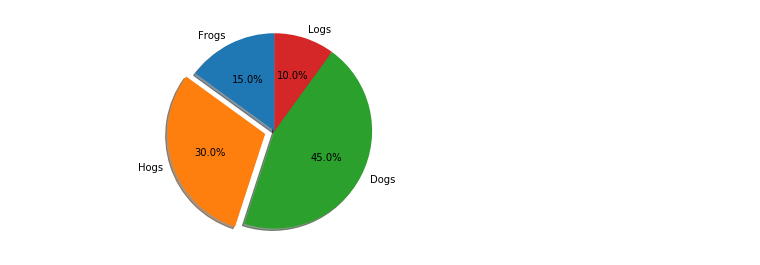
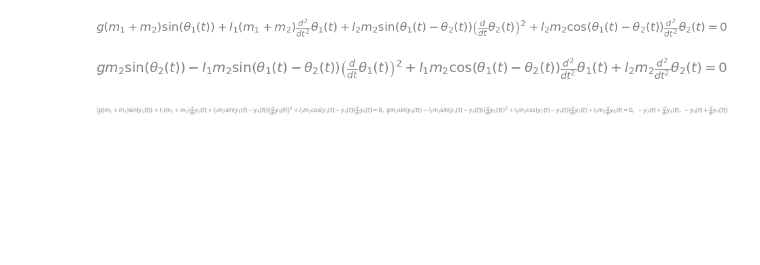
Before and after one commit to LeeSangHeon96/-, a Jupyter notebook: Double Pendulum.ipynb, the cells around one changed output. Saved outputs shown, nothing was run; the diff lists cells and outputs as text; code cells hidden in the pictures; blank space fills up the shorter version.

```diff
--- a/Double Pendulum.ipynb
+++ b/Double Pendulum.ipynb
@@ -62,16 +0,0 @@ plt.show()
-# %%
-import matplotlib.pyplot as plt
-
-# Pie chart, where the slices will be ordered and plotted counter-clockwise:
-labels = 'Frogs', 'Hogs', 'Dogs', 'Logs'
-sizes = [15, 30, 45, 10]
-explode = (0, 0.1, 0, 0)  # only "explode" the 2nd slice (i.e. 'Hogs')
-
-fig1, ax1 = plt.subplots()
-ax1.pie(sizes, explode=explode, labels=labels, autopct='%1.1f%%',
-        shadow=True, startangle=90)
-ax1.axis('equal')  # Equal aspect ratio ensures that pie is drawn as a circle.
-
-plt.show()
-# %% [output]
-[figure, removed]
@@ -77,0 +10,34 @@ plt.show()
+# %%
+t, g, m1, l1, m2, l2 = sympy.symbols("t, g, m_1, l_1, m_2, l_2")
+theta1, theta2 = sympy.symbols("theta_1, theta_2", cls=sympy.Function)
+
+ode1 = sympy.Eq((m1 +m2) *l1 *theta1(t).diff(t,t) +
+                m2 *l2 *theta2(t).diff(t,t) *sympy.cos(theta1(t) -theta2(t)) +
+                m2 *l2 *theta2(t).diff(t)**2 *sympy.sin(theta1(t) -theta2(t)) +
+                g *(m1 +m2) *sympy.sin(theta1(t)), 0)
+ode1
+# %% [output]
+[figure, added]
+# %%
+ode2 = sympy.Eq(m2 *l2 *theta2(t).diff(t,t) +
+                m2 *l1 *theta1(t).diff(t,t) *sympy.cos(theta1(t) -theta2(t)) -
+                m2 *l1 *theta1(t).diff(t)**2 *sympy.sin(theta1(t) -theta2(t)) +
+                m2 *g *sympy.sin(theta2(t)), 0)
+ode2
+# %% [output]
+[figure, added]
+# %%
+y1, y2, y3, y4 = sympy.symbols("y_1, y_2, y_3, y_4", cls=sympy.Function)
+
+varchange = {theta1(t).diff(t, t): y2(t).diff(t),
+             theta1(t): y1(t),
+             theta2(t).diff(t, t): y4(t).diff(t),
+             theta2(t): y3(t)}
+
+ode1_vc = ode1.subs(varchange)
+ode2_vc = ode2.subs(varchange)
+ode3 = y1(t).diff(t) - y2(t)
+ode4 = y3(t).diff(t) - y4(t)
+ode1_vc, ode2_vc, ode3, ode4
+# %% [output]
+[figure, added]
```
Also changed, not shown: parts of 10 cells of this notebook.
